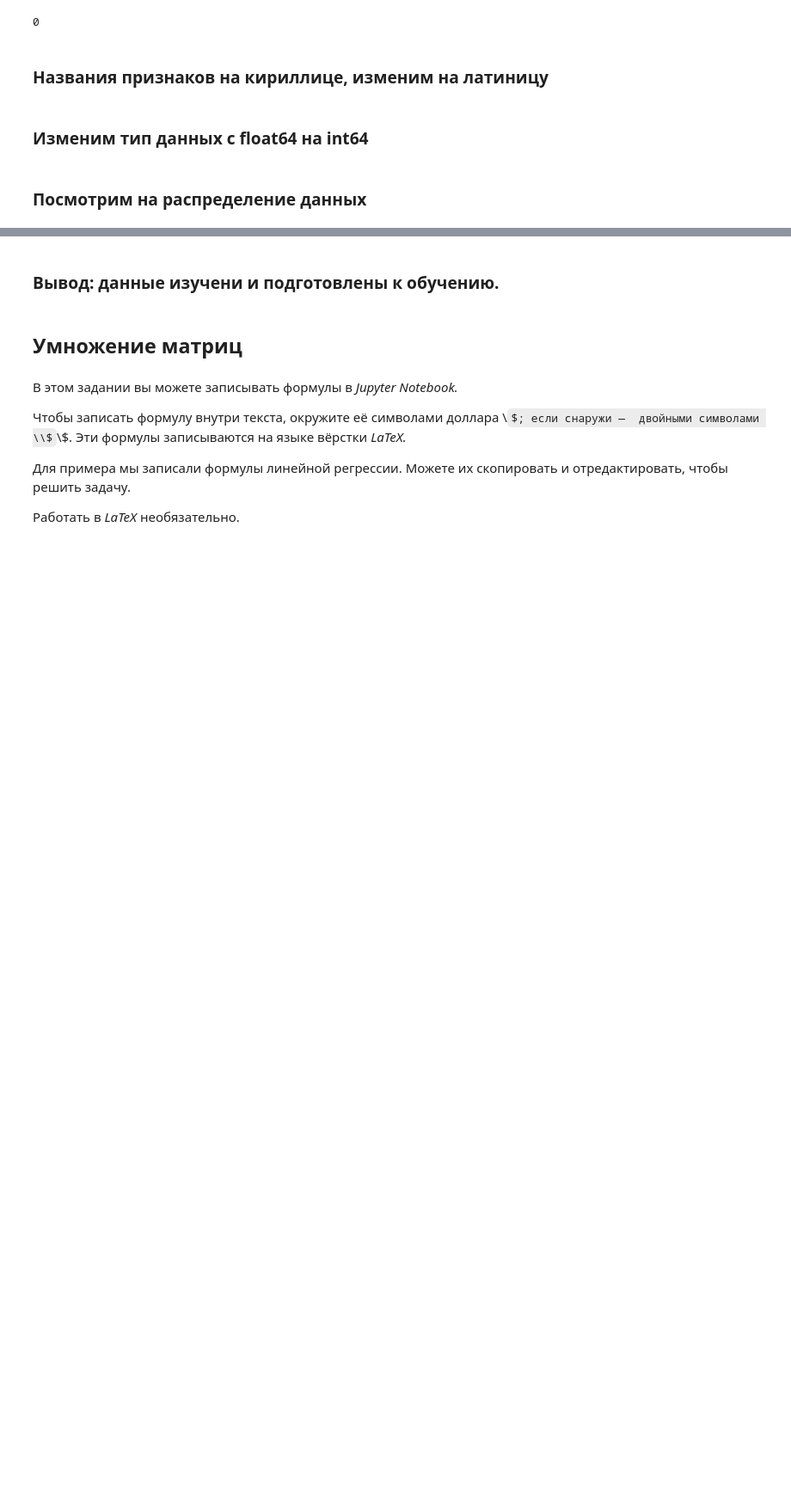
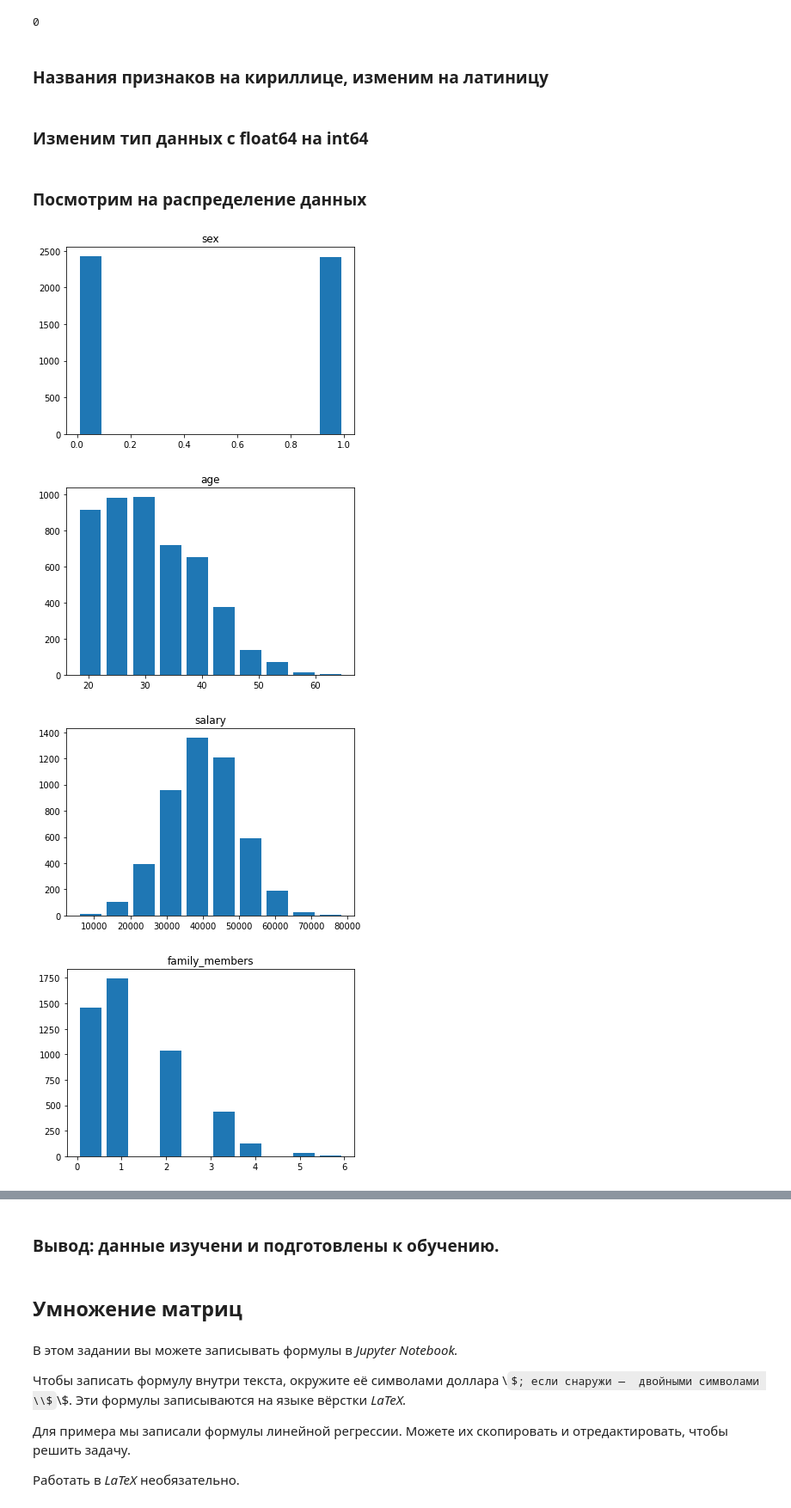
Before and after one commit to Drivdmal/Yandex.Practicum, a Jupyter notebook: encryption_with_matrix/encryption_with_matrix.ipynb, the cells around one changed output, grey strips where cells are left out. Shown: that part at 86% size. Drawn from its saved outputs; the diff is of its cells as text; code cells hidden in the pictures; some formulas as TeX source; blank space fills up the shorter version.

```diff
--- a/encryption_with_matrix/encryption_with_matrix.ipynb
+++ b/encryption_with_matrix/encryption_with_matrix.ipynb
@@ -118,7 +91,12 @@ data['salary'] = data['salary'].astype(int)
 # %% [markdown]
 ### Посмотрим на распределение данных
 # %%
-# for col in data.columns:
-#     data[col].hist(grid=False, rwidth=.8)
-#     plt.title(col)
-#     plt.show()
+for col in data.columns:
+    data[col].hist(grid=False, rwidth=.8)
+    plt.title(col)
+    plt.show()
+# %% [output]
+[figure, added]
+[figure, added]
+[figure, added]
+[figure, added]
```
Also changed, not shown: parts of 15 cells of this notebook.
